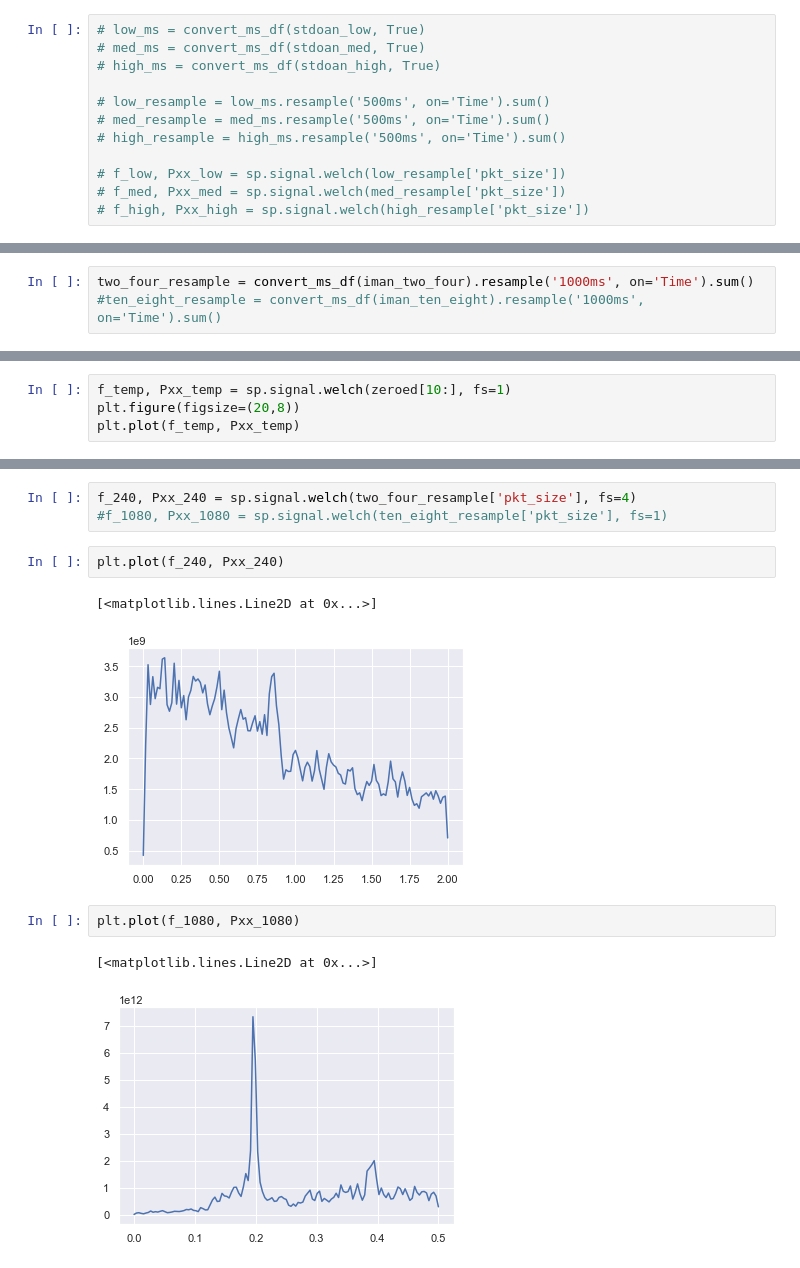
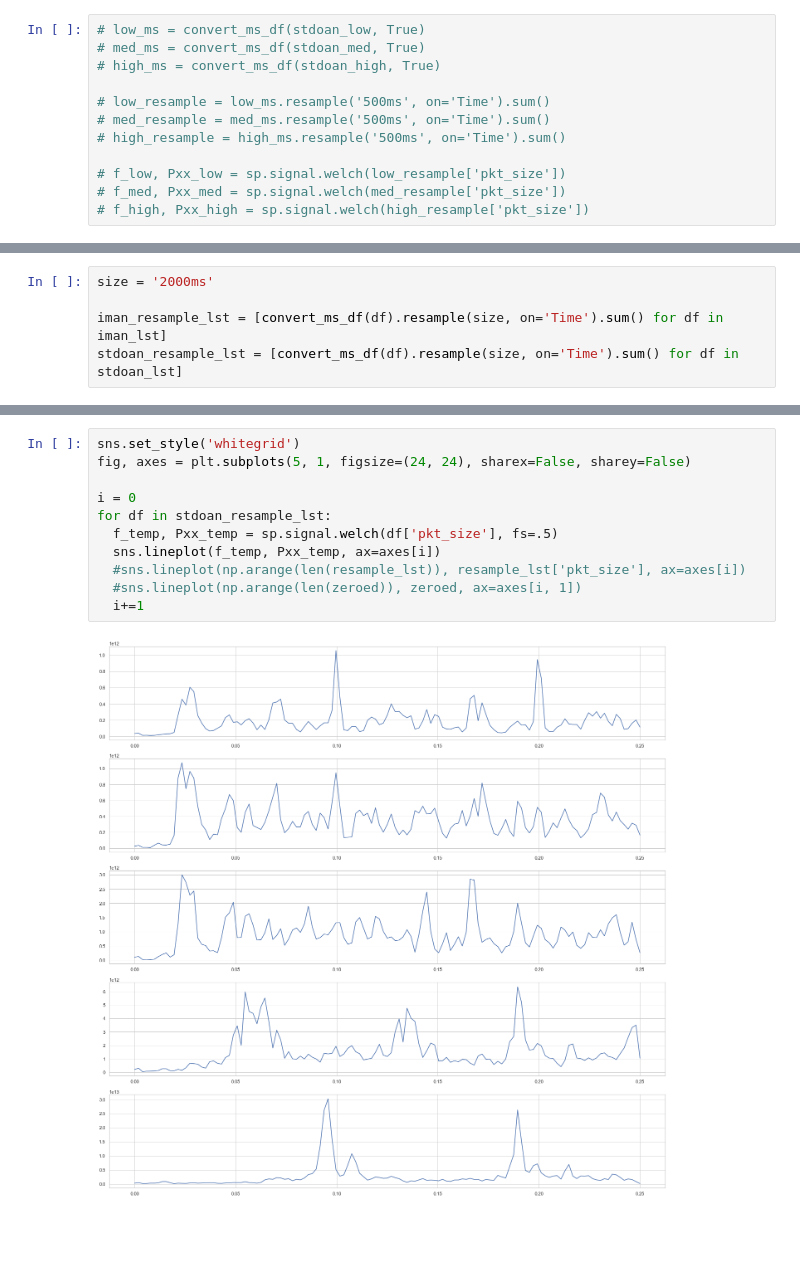
Before and after one commit to stephdoan/ResRecovery, a Jupyter notebook: notebooks/EDA.ipynb, the cells around one changed output, grey strips where cells are left out. Cells and saved outputs as stored; diff of their text form; blank space fills up the shorter version.

```diff
--- a/notebooks/EDA.ipynb
+++ b/notebooks/EDA.ipynb
@@ -163,3 +171,5 @@ So using the PSD values seems to be a good start for feature engineering.
 # %%
-two_four_resample = convert_ms_df(iman_two_four).resample('1000ms', on='Time').sum()
-#ten_eight_resample = convert_ms_df(iman_ten_eight).resample('1000ms', on='Time').sum()
+size = '2000ms'
+
+iman_resample_lst = [convert_ms_df(df).resample(size, on='Time').sum() for df in iman_lst]
+stdoan_resample_lst = [convert_ms_df(df).resample(size, on='Time').sum() for df in stdoan_lst]
@@ -212,4 +175,0 @@ plt.plot(zeroed)
-# %%
-f_temp, Pxx_temp = sp.signal.welch(zeroed[10:], fs=1)
-plt.figure(figsize=(20,8))
-plt.plot(f_temp, Pxx_temp)
@@ -259,13 +176,13 @@ plt.plot(two_four_resample.rolling(12).sum()[:20000])
-# %%
-f_240, Pxx_240 = sp.signal.welch(two_four_resample['pkt_size'], fs=4)
-#f_1080, Pxx_1080 = sp.signal.welch(ten_eight_resample['pkt_size'], fs=1)
-# %%
-plt.plot(f_240, Pxx_240)
-# %% [output]
-[<matplotlib.lines.Line2D at 0x...>]
-[figure, removed]
-# %%
-plt.plot(f_1080, Pxx_1080)
-# %% [output]
-[<matplotlib.lines.Line2D at 0x...>]
-[figure, removed]
+# %%
+sns.set_style('whitegrid')
+fig, axes = plt.subplots(5, 1, figsize=(24, 24), sharex=False, sharey=False)
+
+i = 0
+for df in stdoan_resample_lst:
+  f_temp, Pxx_temp = sp.signal.welch(df['pkt_size'], fs=.5)
+  sns.lineplot(f_temp, Pxx_temp, ax=axes[i])
+  #sns.lineplot(np.arange(len(resample_lst)), resample_lst['pkt_size'], ax=axes[i])
+  #sns.lineplot(np.arange(len(zeroed)), zeroed, ax=axes[i, 1])
+  i+=1
+# %% [output]
+[figure, added]
```
Also changed, not shown: parts of 19 cells of this notebook, 1 other file.
